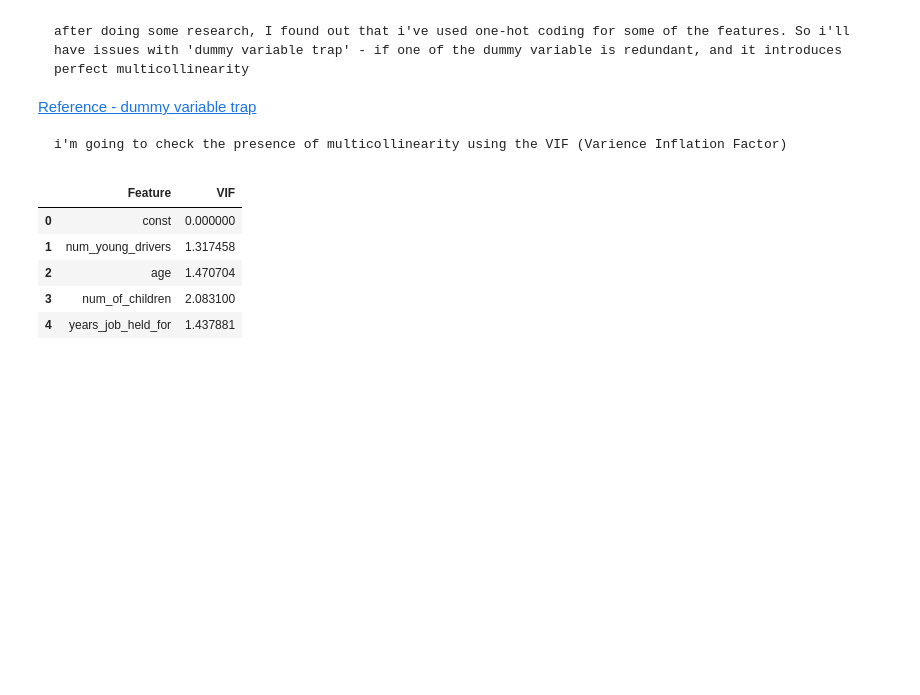
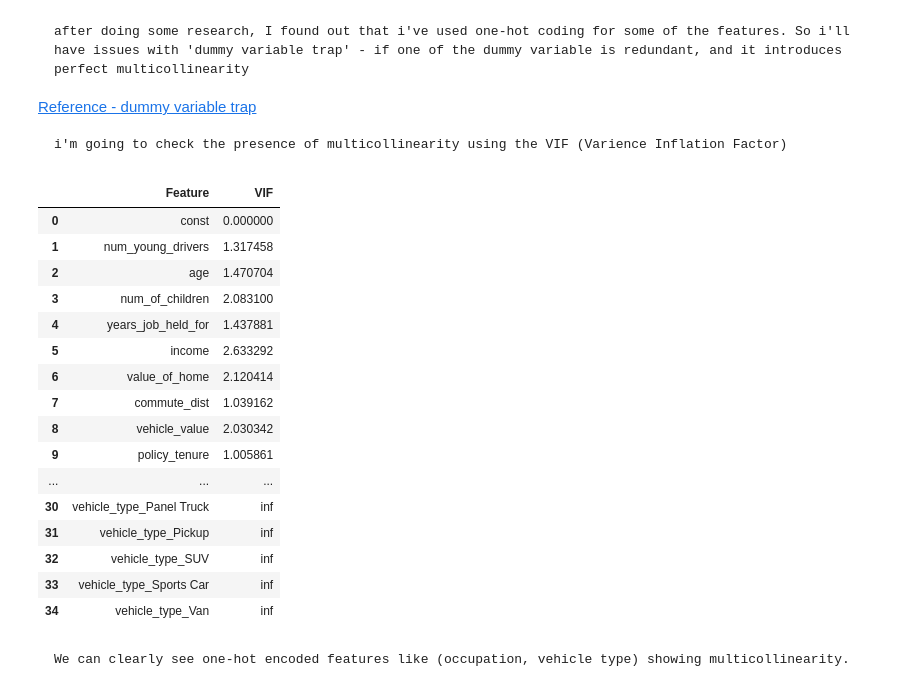
Before and after one commit to shafnybuilds/Car_Insurance_Claim_Prediction, a Jupyter notebook: Scripts/main.ipynb, the cells around one changed output. Saved outputs shown, nothing was run; the diff lists cells and outputs as text; code cells hidden in the pictures; blank space fills up the shorter version.

```diff
--- a/Scripts/main.ipynb
+++ b/Scripts/main.ipynb
@@ -651,24 +651,37 @@ X_train_cleaned.head()
 # %%
 # VIF Calculation
 def calculate_vif(dataframe):
     # Add a constant to the DataFrame (intercept term)
     df_with_constant = add_constant(dataframe)
 
     # Calculate VIF for each feature
     vif_data = pd.DataFrame()
     vif_data["Feature"] = df_with_constant.columns
     vif_data["VIF"] = [variance_inflation_factor(df_with_constant.values, i)
                        for i in range(df_with_constant.shape[1])]
 
     return vif_data
 
 # Calculate VIF for encoded data
 vif_df = calculate_vif(X_train_cleaned)
-vif_df.head()
+vif_df
 # %% [output]
 |  | Feature | VIF |
 | 0 | const | 0.000000 |
 | 1 | num_young_drivers | 1.317458 |
 | 2 | age | 1.470704 |
 | 3 | num_of_children | 2.083100 |
 | 4 | years_job_held_for | 1.437881 |
+| 5 | income | 2.633292 |
+| 6 | value_of_home | 2.120414 |
+| 7 | commute_dist | 1.039162 |
+| 8 | vehicle_value | 2.030342 |
+| 9 | policy_tenure | 1.005861 |
+| ... | ... | ... |
+| 30 | vehicle_type_Panel Truck | inf |
+| 31 | vehicle_type_Pickup | inf |
+| 32 | vehicle_type_SUV | inf |
+| 33 | vehicle_type_Sports Car | inf |
+| 34 | vehicle_type_Van | inf |
+# %% [markdown]
+    We can clearly see one-hot encoded features like (occupation, vehicle type) showing multicollinearity.
```
Also changed, not shown: parts of 8 cells of this notebook.
